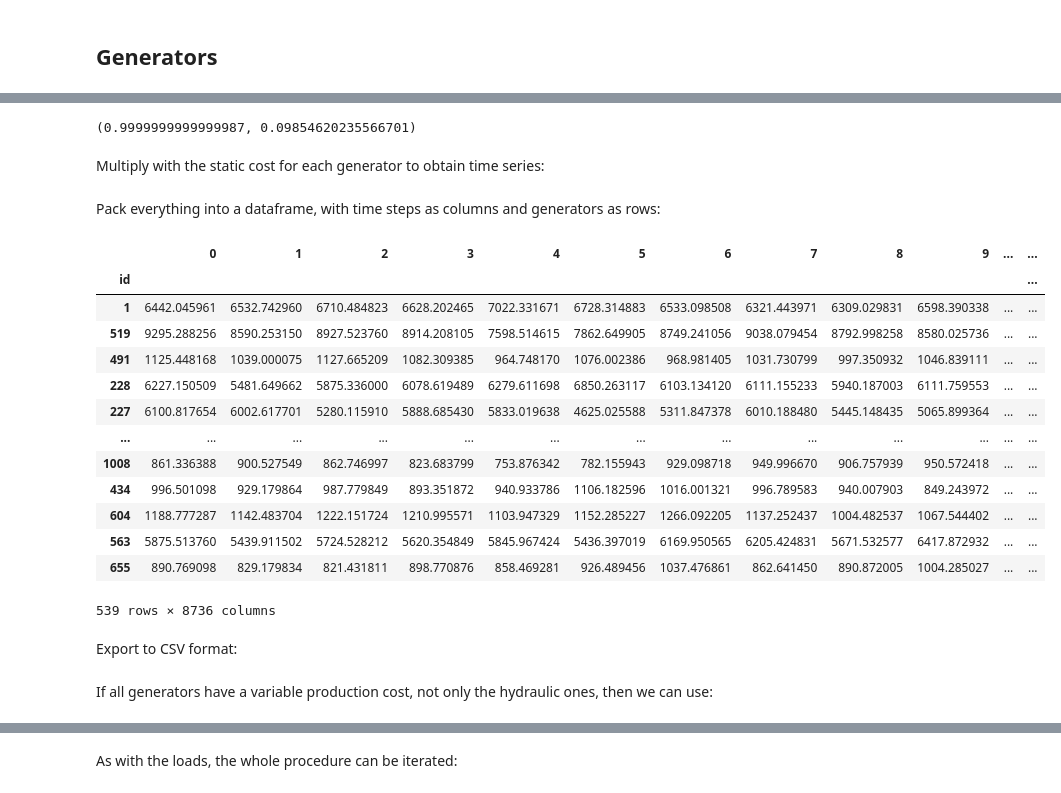
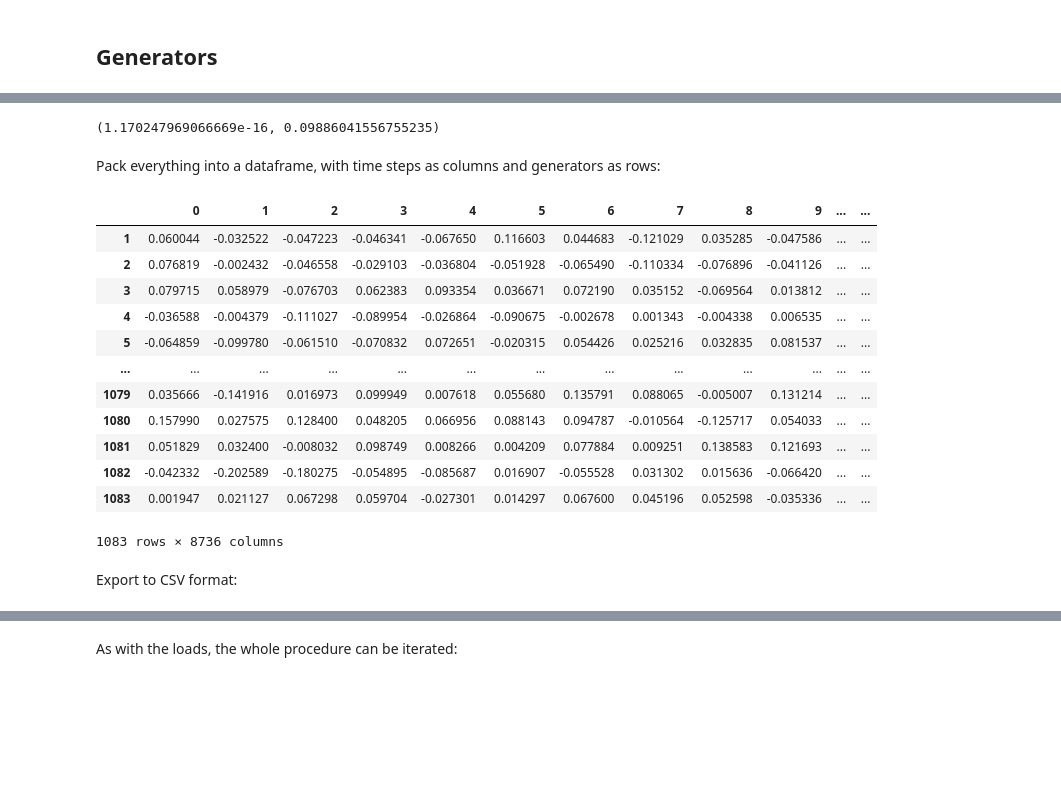
Before and after one commit to GeeeHesso/PowerData, a Jupyter notebook: doc/PanTaGruEl_time_series.ipynb, the cells around one changed output, grey strips where cells are left out. Drawn from its saved outputs; the diff is of its cells as text; code cells hidden in the pictures; blank space fills up the shorter version.

```diff
--- a/doc/PanTaGruEl_time_series.ipynb
+++ b/doc/PanTaGruEl_time_series.ipynb
@@ -42,0 +21,3 @@ n_loads = len(loads_info)
+# %%
+with open('../models/europe.json') as f:
+    network = json.load(f)
@@ -237,10 +237,9 @@ The whole procedure can be iterated multiple times to generate more than one tim
 for label in range(0,10):
     adjusted_loads_by_country = {country: generate_time_series(country, count, std_scaling_by_country[country])
                                  for country, count in load_count_by_country.items()}
-    all_time_series = np.array([load_prop * adjusted_loads_by_country[country][label]
-                                for _, (id, country, load_prop, name, label) in loads_info.iterrows()])
-    time_series_df = pd.DataFrame(all_time_series, index=loads_info["id"])
-    filename = "data/pantagruel_load_series_%02d.csv" % label
+    all_time_series = np.array([adjusted_loads_by_country[load_countries[i]][load_labels[i]] for i in range(n_loads)])
+    time_series_df = pd.DataFrame(all_time_series, index=load_ids)
+    filename = "data/europe_load_series_%02d.csv" % label
     print("Writing to file '%s'..." % filename, end='')
     time_series_df.to_csv(filename, mode='x')
     print("ok")
@@ -320,0 +261,6 @@ hydro_gens_info
+# %%
+gen_ids = [int(id) for id in network['gen'].keys()]
+gen_ids.sort()
+
+n_gens = len(gen_ids)
+n_gens
@@ -325,6 +271,6 @@ noise_time_series = 1.0 + 0.1 * ts.generate_noise(count=len(hydro_gens_info))
+# %%
+noise_time_series = 0.1 * ts.generate_noise(count=n_gens)
 # %%
 noise_time_series.mean(), noise_time_series.std(axis=1).mean()
 # %% [output]
-(0.9999999999999987, 0.09854620235566701)
+(1.170247969066669e-16, 0.09886041556755235)
-# %% [markdown]
-Multiply with the static cost for each generator to obtain time series:
@@ -333,23 +277,22 @@ cost_time_series = noise_time_series * np.expand_dims(hydro_gens_info["cost"], a
 # %% [markdown]
 Pack everything into a dataframe, with time steps as columns and generators as rows:
 # %%
-cost_time_series_df = pd.DataFrame(cost_time_series, index=hydro_gens_info["id"])
-cost_time_series_df
+noise_time_series_df = pd.DataFrame(noise_time_series, index=gen_ids)
+noise_time_series_df
 # %% [output]
 |  | 0 | 1 | 2 | 3 | 4 | 5 | 6 | 7 | 8 | 9 | ... | ... |
-| id |  |  |  |  |  |  |  |  |  |  |  | ... |
-| 1 | 6442.045961 | 6532.742960 | 6710.484823 | 6628.202465 | 7022.331671 | 6728.314883 | 6533.098508 | 6321.443971 | 6309.029831 | 6598.390338 | ... | ... |
-| 519 | 9295.288256 | 8590.253150 | 8927.523760 | 8914.208105 | 7598.514615 | 7862.649905 | 8749.241056 | 9038.079454 | 8792.998258 | 8580.025736 | ... | ... |
-| 491 | 1125.448168 | 1039.000075 | 1127.665209 | 1082.309385 | 964.748170 | 1076.002386 | 968.981405 | 1031.730799 | 997.350932 | 1046.839111 | ... | ... |
-| 228 | 6227.150509 | 5481.649662 | 5875.336000 | 6078.619489 | 6279.611698 | 6850.263117 | 6103.134120 | 6111.155233 | 5940.187003 | 6111.759553 | ... | ... |
-| 227 | 6100.817654 | 6002.617701 | 5280.115910 | 5888.685430 | 5833.019638 | 4625.025588 | 5311.847378 | 6010.188480 | 5445.148435 | 5065.899364 | ... | ... |
+| 1 | 0.060044 | -0.032522 | -0.047223 | -0.046341 | -0.067650 | 0.116603 | 0.044683 | -0.121029 | 0.035285 | -0.047586 | ... | ... |
+| 2 | 0.076819 | -0.002432 | -0.046558 | -0.029103 | -0.036804 | -0.051928 | -0.065490 | -0.110334 | -0.076896 | -0.041126 | ... | ... |
+| 3 | 0.079715 | 0.058979 | -0.076703 | 0.062383 | 0.093354 | 0.036671 | 0.072190 | 0.035152 | -0.069564 | 0.013812 | ... | ... |
+| 4 | -0.036588 | -0.004379 | -0.111027 | -0.089954 | -0.026864 | -0.090675 | -0.002678 | 0.001343 | -0.004338 | 0.006535 | ... | ... |
+| 5 | -0.064859 | -0.099780 | -0.061510 | -0.070832 | 0.072651 | -0.020315 | 0.054426 | 0.025216 | 0.032835 | 0.081537 | ... | ... |
 | ... | ... | ... | ... | ... | ... | ... | ... | ... | ... | ... | ... | ... |
-| 1008 | 861.336388 | 900.527549 | 862.746997 | 823.683799 | 753.876342 | 782.155943 | 929.098718 | 949.996670 | 906.757939 | 950.572418 | ... | ... |
-| 434 | 996.501098 | 929.179864 | 987.779849 | 893.351872 | 940.933786 | 1106.182596 | 1016.001321 | 996.789583 | 940.007903 | 849.243972 | ... | ... |
-| 604 | 1188.777287 | 1142.483704 | 1222.151724 | 1210.995571 | 1103.947329 | 1152.285227 | 1266.092205 | 1137.252437 | 1004.482537 | 1067.544402 | ... | ... |
-| 563 | 5875.513760 | 5439.911502 | 5724.528212 | 5620.354849 | 5845.967424 | 5436.397019 | 6169.950565 | 6205.424831 | 5671.532577 | 6417.872932 | ... | ... |
-| 655 | 890.769098 | 829.179834 | 821.431811 | 898.770876 | 858.469281 | 926.489456 | 1037.476861 | 862.641450 | 890.872005 | 1004.285027 | ... | ... |
+| 1079 | 0.035666 | -0.141916 | 0.016973 | 0.099949 | 0.007618 | 0.055680 | 0.135791 | 0.088065 | -0.005007 | 0.131214 | ... | ... |
+| 1080 | 0.157990 | 0.027575 | 0.128400 | 0.048205 | 0.066956 | 0.088143 | 0.094787 | -0.010564 | -0.125717 | 0.054033 | ... | ... |
+| 1081 | 0.051829 | 0.032400 | -0.008032 | 0.098749 | 0.008266 | 0.004209 | 0.077884 | 0.009251 | 0.138583 | 0.121693 | ... | ... |
+| 1082 | -0.042332 | -0.202589 | -0.180275 | -0.054895 | -0.085687 | 0.016907 | -0.055528 | 0.031302 | 0.015636 | -0.066420 | ... | ... |
+| 1083 | 0.001947 | 0.021127 | 0.067298 | 0.059704 | -0.027301 | 0.014297 | 0.067600 | 0.045196 | 0.052598 | -0.035336 | ... | ... |
-539 rows × 8736 columns
+1083 rows × 8736 columns
 # %% [markdown]
 Export to CSV format:
 # %%
@@ -357,2 +299,0 @@ cost_time_series_df.to_csv('data/pantagruel_hydro_cost_series.csv', mode='x')
-# %% [markdown]
-If all generators have a variable production cost, not only the hydraulic ones, then we can use:
```
Also changed, not shown: parts of 47 cells of this notebook, 5 other files.
